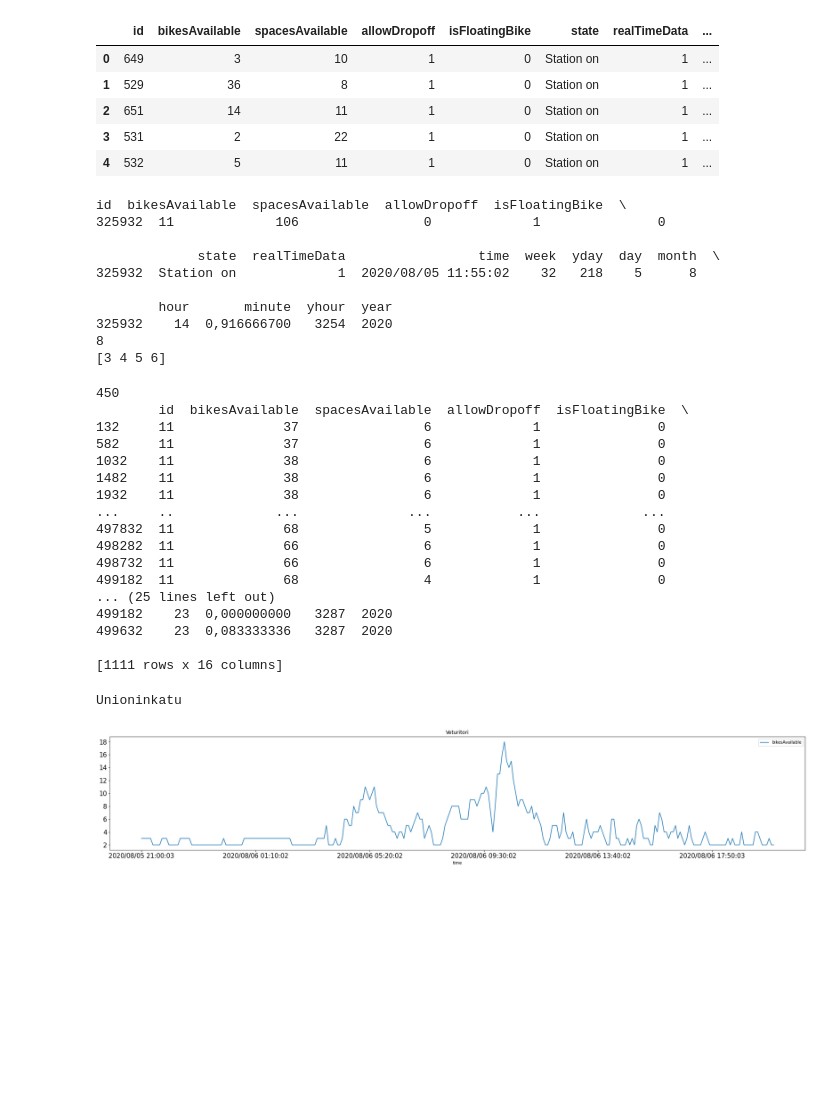
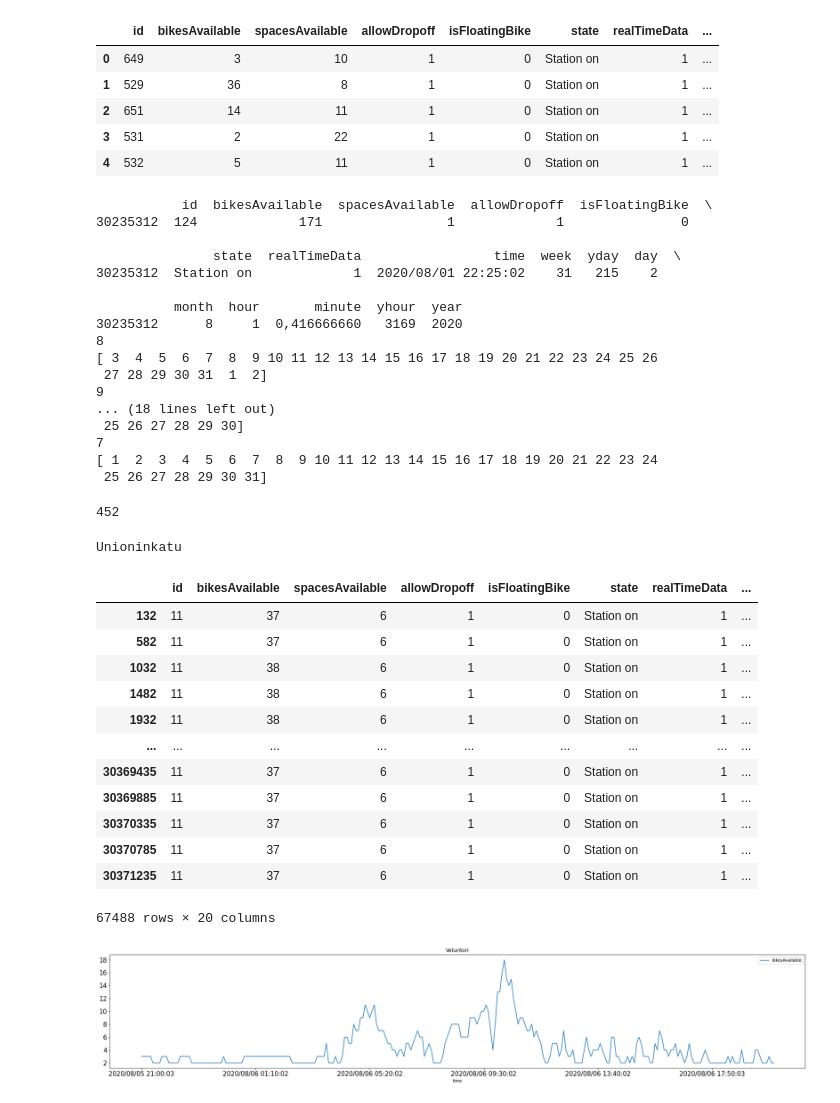
Before and after one commit to VirtualAkseli/NoMES, a Jupyter notebook: NoMAS_EDA.ipynb, the cells around one changed output. Drawn from its saved outputs; the diff is of its cells as text; code cells hidden in the pictures; blank space fills up the shorter version.

Commit message:
Added the column in stations[] for weekday (wday) and coordinates (x, y). Also new file for separate Data cleaning

```diff
--- a/NoMAS_EDA.ipynb
+++ b/NoMAS_EDA.ipynb
@@ -3,7 +3,7 @@
 # %%
 import pandas as pd
 
-changes = pd.read_csv("data_2020.csv", nrows=500000, sep=';')
+changes = pd.read_csv("../Downloads/data_2020.csv", sep=';')
 changes.head()
 # %% [output]
 |  | id | bikesAvailable | spacesAvailable | allowDropoff | isFloatingBike | state | realTimeData | ... |
@@ -39,16 +39,23 @@ print(changes[changes["bikesAvailable"] == maxspaces])
 
 check_missing_values()
 # %% [output]
-id  bikesAvailable  spacesAvailable  allowDropoff  isFloatingBike  \
-325932  11             106                0             1               0
+           id  bikesAvailable  spacesAvailable  allowDropoff  isFloatingBike  \
+30235312  124             171                1             1               0
 
-             state  realTimeData                 time  week  yday  day  month  \
-325932  Station on             1  2020/08/05 11:55:02    32   218    5      8
+               state  realTimeData                 time  week  yday  day  \
+30235312  Station on             1  2020/08/01 22:25:02    31   215    2
 
-        hour       minute  yhour  year
-325932    14  0,916666700   3254  2020
+          month  hour       minute  yhour  year
+30235312      8     1  0,416666660   3169  2020
 8
-[3 4 5 6]
+[ 3  4  5  6  7  8  9 10 11 12 13 14 15 16 17 18 19 20 21 22 23 24 25 26
+ 27 28 29 30 31  1  2]
+9
+... (18 lines left out)
+ 25 26 27 28 29 30]
+7
+[ 1  2  3  4  5  6  7  8  9 10 11 12 13 14 15 16 17 18 19 20 21 22 23 24
+ 25 26 27 28 29 30 31]
 # %%
 # separate stations in their own dataframes
 
@@ -60,25 +67,8 @@ for i in telling_ids:
     stations[i] = station
 
 print(len(stations))
-print(stations[11])
 # %% [output]
-450
-        id  bikesAvailable  spacesAvailable  allowDropoff  isFloatingBike  \
-132     11              37                6             1               0
-582     11              37                6             1               0
-1032    11              38                6             1               0
-1482    11              38                6             1               0
-1932    11              38                6             1               0
-...     ..             ...              ...           ...             ...
-497832  11              68                5             1               0
-498282  11              66                6             1               0
-498732  11              66                6             1               0
-499182  11              68                4             1               0
-... (25 lines left out)
-499182    23  0,000000000   3287  2020
-499632    23  0,083333336   3287  2020
-
-[1111 rows x 16 columns]
+452
 # %%
 # map station names to ids
 # clean station names
@@ -87,22 +77,39 @@ def clean_names(names):
     # strip and removal of duplicates
     return set([name.strip() for name in names])
 
-
-station_data = pd.read_csv("tellingit_2017-2021.csv", sep=';')
+station_data = pd.read_csv("../Downloads/tellingit_2017-2021.csv", sep=';')
 station_names = station_data[station_data['year'] == 2020]['name'].unique()
 station_names = clean_names(station_names)
 station_ids = station_data[station_data['year'] == 2020]['id'].unique()
 
 names_ids = {}
+for ids in station_ids:
 
-for ids in station_ids:
     name = station_data[station_data['id'] == ids].iloc[0]['name']
     names_ids[ids] = name
-
-
-print(names_ids[11])
+    matching_station = station_data[station_data['id'] == ids].iloc[0]
+    stations[ids] = stations[ids].assign(wday=stations[ids].yday % 7 + 1,
+                                         name=matching_station['name'],
+                                         x=matching_station['x'],
+                                         y=matching_station['y'])
-# %% [output]
-Unioninkatu
+# %%
+print(names_ids[11])
+stations[11]
+# %% [output]
+Unioninkatu
+|  | id | bikesAvailable | spacesAvailable | allowDropoff | isFloatingBike | state | realTimeData | ... |
+| 132 | 11 | 37 | 6 | 1 | 0 | Station on | 1 | ... |
+| 582 | 11 | 37 | 6 | 1 | 0 | Station on | 1 | ... |
+| 1032 | 11 | 38 | 6 | 1 | 0 | Station on | 1 | ... |
+| 1482 | 11 | 38 | 6 | 1 | 0 | Station on | 1 | ... |
+| 1932 | 11 | 38 | 6 | 1 | 0 | Station on | 1 | ... |
+| ... | ... | ... | ... | ... | ... | ... | ... | ... |
+| 30369435 | 11 | 37 | 6 | 1 | 0 | Station on | 1 | ... |
+| 30369885 | 11 | 37 | 6 | 1 | 0 | Station on | 1 | ... |
+| 30370335 | 11 | 37 | 6 | 1 | 0 | Station on | 1 | ... |
+| 30370785 | 11 | 37 | 6 | 1 | 0 | Station on | 1 | ... |
+| 30371235 | 11 | 37 | 6 | 1 | 0 | Station on | 1 | ... |
+67488 rows × 20 columns
 # %%
 # plot changes per station over time X
 
```
Also changed, not shown: 1 other file.
